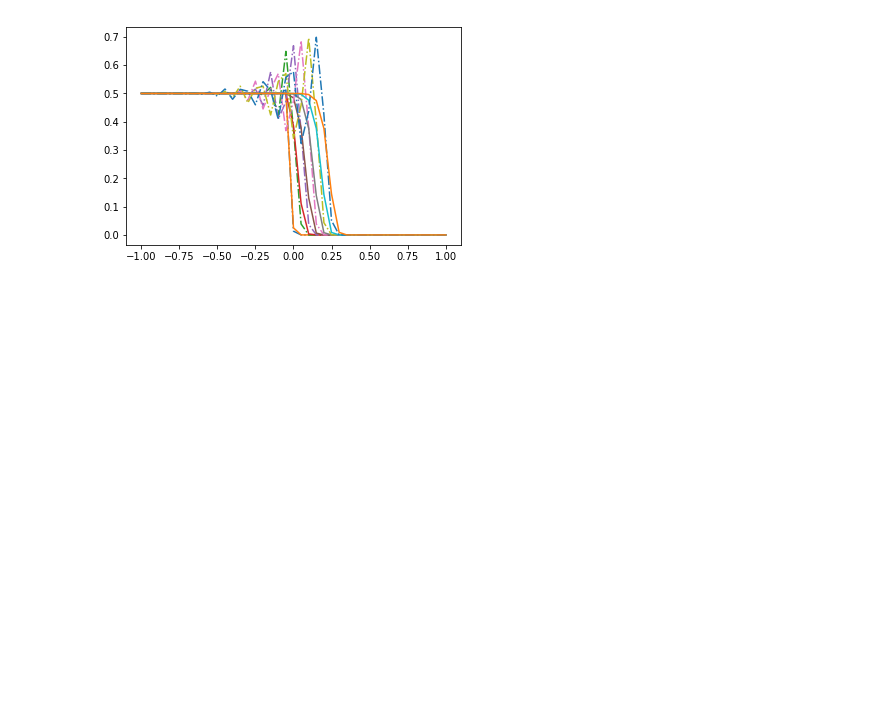
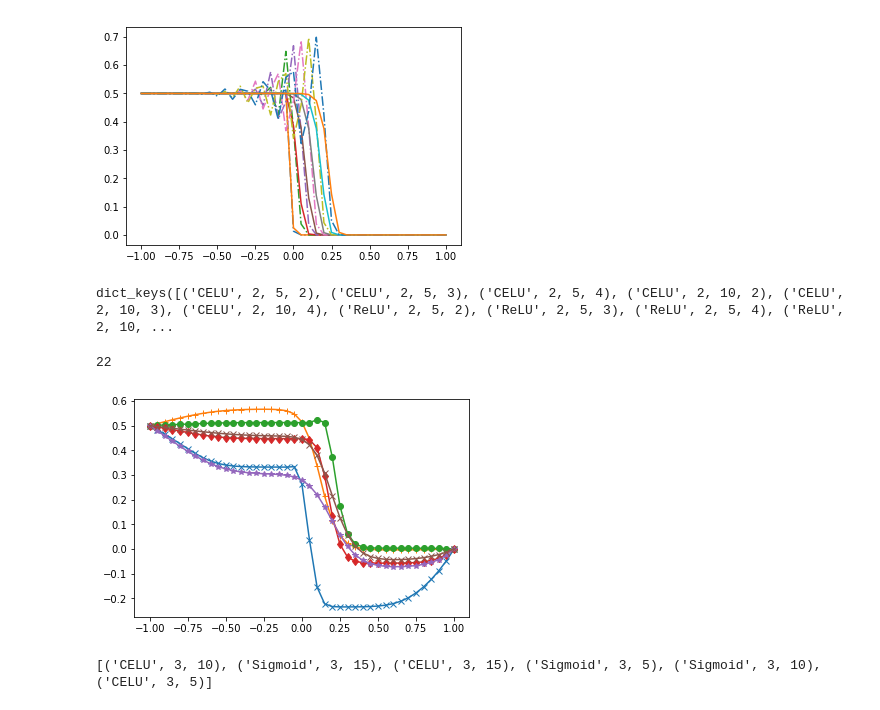
Before and after one commit to afqueiruga/nn_1d_pde, a Jupyter notebook: model_summaries.ipynb, the cells around one changed output. Cells and saved outputs as stored; diff of their text form; code cells hidden in the pictures; blank space fills up the shorter version.

```diff
--- a/model_summaries.ipynb
+++ b/model_summaries.ipynb
@@ -35,0 +35,18 @@ TypeError: torch.nn.modules.activation.LeakyReLU is not a Module subclass
+# %%
+import sys
+if False: # On colab
+    from google.colab import drive
+    drive.mount('/content/drive',force_remount=True)
+    root = "/content/drive/My Drive/Colab Notebooks/burgers/"
+    sys.path.append("/content/drive/My Drive/Colab Notebooks/burgers/")
+else: # Local
+    root = './'
+import numpy as np
+import torch
+from matplotlib import pylab as plt
+if torch.cuda.device_count()>0:
+    device = torch.device('cuda:3')
+    print("Connected to a GPU")
+else:
+    print("Using the CPU")
+    device = torch.device('cpu')
@@ -66,0 +84,2 @@ plt.show()
+# %%
+stash = torch.load("models_burgers.pkl")
@@ -66,0 +88,4 @@ plt.show()
+# %%
+stash_multi.keys()
+# %% [output]
+dict_keys([('CELU', 2, 5, 2), ('CELU', 2, 5, 3), ('CELU', 2, 5, 4), ('CELU', 2, 10, 2), ('CELU', 2, 10, 3), ('CELU', 2, 10, 4), ('ReLU', 2, 5, 2), ('ReLU', 2, 5, 3), ('ReLU', 2, 5, 4), ('ReLU', 2, 10, ...
@@ -66,0 +107,17 @@ plt.show()
+# %%
+len(fetched_models.keys())
+# %% [output]
+22
+# %%
+err_all1 = {}
+for N,m in stash.items():
+    err_all1[N] = do_a_path(m['model'], torch.tensor(np.expand_dims(truedata,0),dtype=torch.float32,device=device),0,
+                   Nstep=99,Nplot=1,label=N,x=x,marker=markerdict[N])
+# %% [output]
+[figure, added]
+# %%
+kk = list(err_all1.keys())
+kk.sort(key=lambda x : err_all1[x][-1])
+print(kk)
+# %% [output]
+[('CELU', 3, 10), ('Sigmoid', 3, 15), ('CELU', 3, 15), ('Sigmoid', 3, 5), ('Sigmoid', 3, 10), ('CELU', 3, 5)]
```
Also changed, not shown: parts of 18 cells of this notebook, 6 other files.
